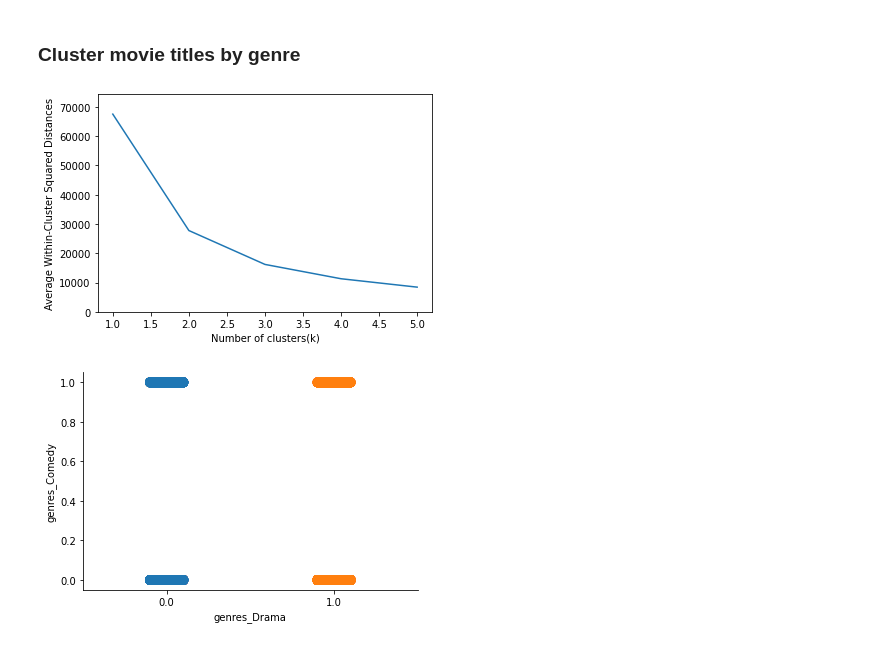
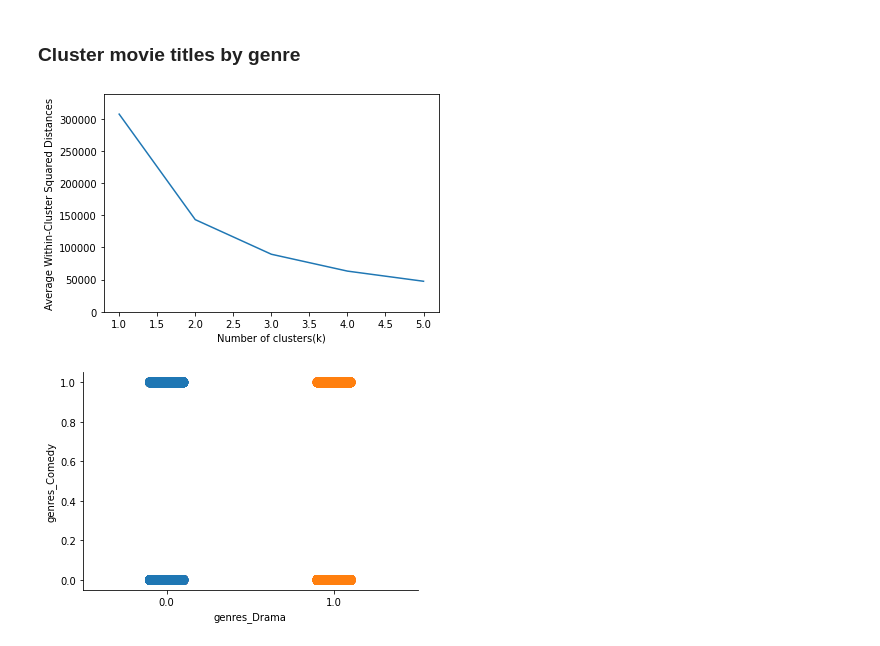
Before and after one commit to ivan-usd/business-repo, a Jupyter notebook: notebooks/af_data_exploration.ipynb, the cells around one changed output. Cells and saved outputs as stored; diff of their text form; code cells hidden in the pictures.

Commit message:
Update af_data_exploration.ipynb
Final first portion of the project:
Preprocessing/loading data,
Business plots
EDA
Recommender
Recommender (hypothetical results)
process data for modeling
more EDA

```diff
--- a/notebooks/af_data_exploration.ipynb
+++ b/notebooks/af_data_exploration.ipynb
@@ -900,3 +986,10 @@ movies = movies.drop(columns=['genres', 'release_date', 'cast', 'keywords', 'dir
 ----
 # %% [markdown]
 ## Visualizations for Movie Characteristics:
+# %%
+# plot the heatmap and annotation on it
+#Correlation matrix
+corr_matrix_movies = movies.corr()
+sns.set(rc = {'figure.figsize':(20,8)})
+sns.heatmap(corr_matrix_movies, cmap="YlGnBu", annot=True)
+plt.show()
@@ -903,3 +1002,3 @@ movies = movies.drop(columns=['genres', 'release_date', 'cast', 'keywords', 'dir
 # %%
-filter_col = [col for col in movies if col.startswith('genres')]
+filter_col = [col for col in X if col.startswith('genres')]
 # %%
@@ -930,22 +1067,26 @@ Drama and Comedy are the largest genre represented by our movie dataset.
 # %% [markdown]
 ### Cluster movie titles by genre
 # %%
-movie_genre_clusters_df=movies[filter_col]
-#movie_genre_clusters_df['title']=movies[['title']]
+movie_genre_clusters_df=X[filter_col]
 movie_genre_clusters_df.dropna(inplace=True)
+# %%
+movie_genre_clusters_df = movie_genre_clusters_df.apply(lambda x: x.astype('float64'))
+
+# Normalized distance
+movie_genre_clusters_df_norm = movie_genre_clusters_df.apply(preprocessing.scale, axis=0)
 # %%
 inertia = []
 for n_clusters in range(1, 6):
-    kmeans = KMeans(n_clusters=n_clusters, random_state=0).fit(movie_genre_clusters_df)
+    kmeans = KMeans(n_clusters=n_clusters, random_state=0).fit(movie_genre_clusters_df_norm)
     inertia.append(kmeans.inertia_ / n_clusters)
 inertias = pd.DataFrame({'n_clusters': range(1, 6), 'inertia': inertia})
 ax = inertias.plot(x='n_clusters', y='inertia')
 plt.xlabel('Number of clusters(k)')
 plt.ylabel('Average Within-Cluster Squared Distances')
 plt.ylim((0, 1.1 * inertias.inertia.max()))
 ax.legend().set_visible(False)
 plt.show()
 # %% [output]
-[figure, old version]
+[figure, new version]
 # %%
 # k means
```
Also changed, not shown: parts of 180 cells of this notebook.
